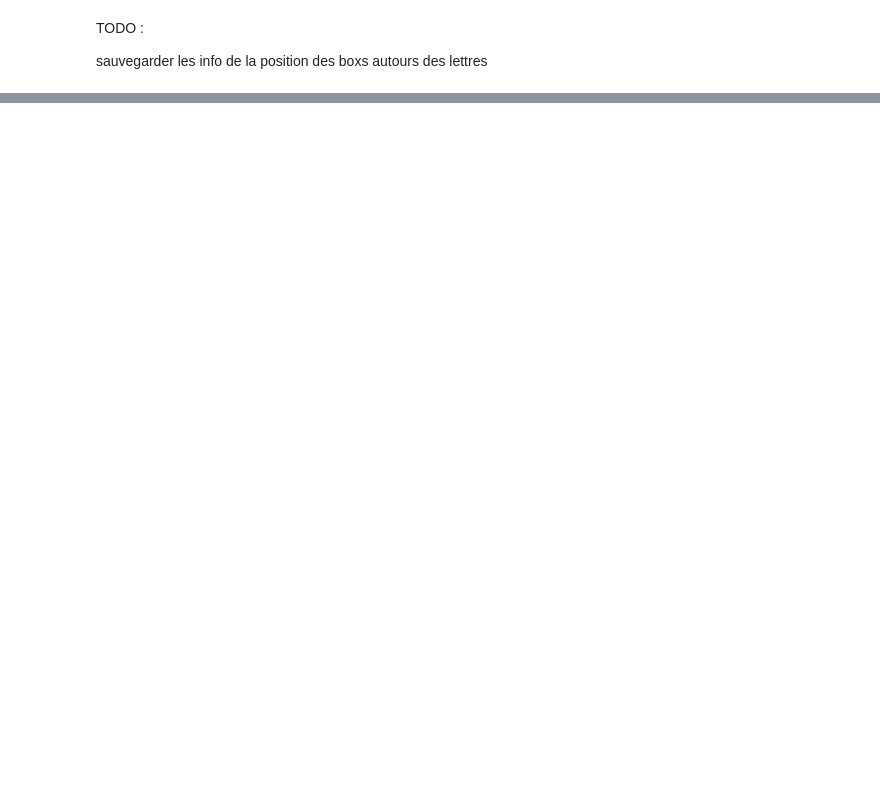
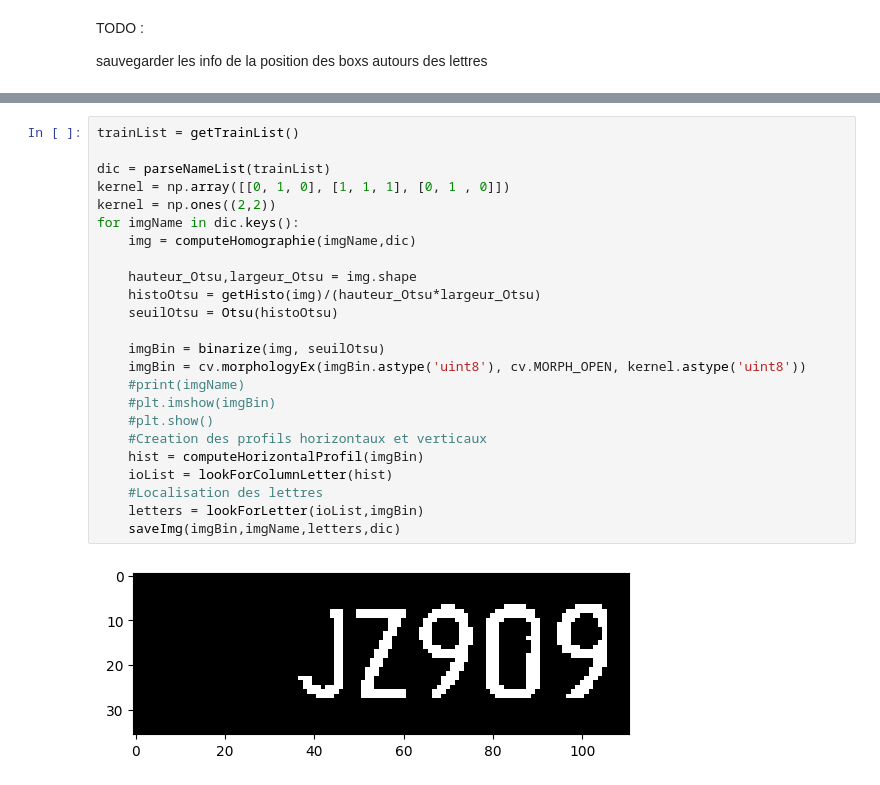
Before and after one commit to simlefebvre/VA52-TP, a Jupyter notebook: TP1/tp1-Pretraitemen.ipynb, the cells around one changed output, grey strips where cells are left out. Saved outputs shown, nothing was run; the diff lists cells and outputs as text; blank space fills up the shorter version.

```diff
--- a/TP1/tp1-Pretraitemen.ipynb
+++ b/TP1/tp1-Pretraitemen.ipynb
@@ -143,0 +209,26 @@ sauvegarder les info de la position des boxs autours des lettres
+# %%
+trainList = getTrainList()
+
+dic = parseNameList(trainList)
+kernel = np.array([[0, 1, 0], [1, 1, 1], [0, 1 , 0]])
+kernel = np.ones((2,2))
+for imgName in dic.keys():
+    img = computeHomographie(imgName,dic)
+
+    hauteur_Otsu,largeur_Otsu = img.shape
+    histoOtsu = getHisto(img)/(hauteur_Otsu*largeur_Otsu)
+    seuilOtsu = Otsu(histoOtsu)
+
+    imgBin = binarize(img, seuilOtsu)
+    imgBin = cv.morphologyEx(imgBin.astype('uint8'), cv.MORPH_OPEN, kernel.astype('uint8'))
+    #print(imgName)
+    #plt.imshow(imgBin)
+    #plt.show()
+    #Creation des profils horizontaux et verticaux
+    hist = computeHorizontalProfil(imgBin)
+    ioList = lookForColumnLetter(hist)
+    #Localisation des lettres
+    letters = lookForLetter(ioList,imgBin)
+    saveImg(imgBin,imgName,letters,dic)
+# %% [output]
+[figure, added]
```
Also changed, not shown: parts of 13 cells of this notebook, 6 other files.
